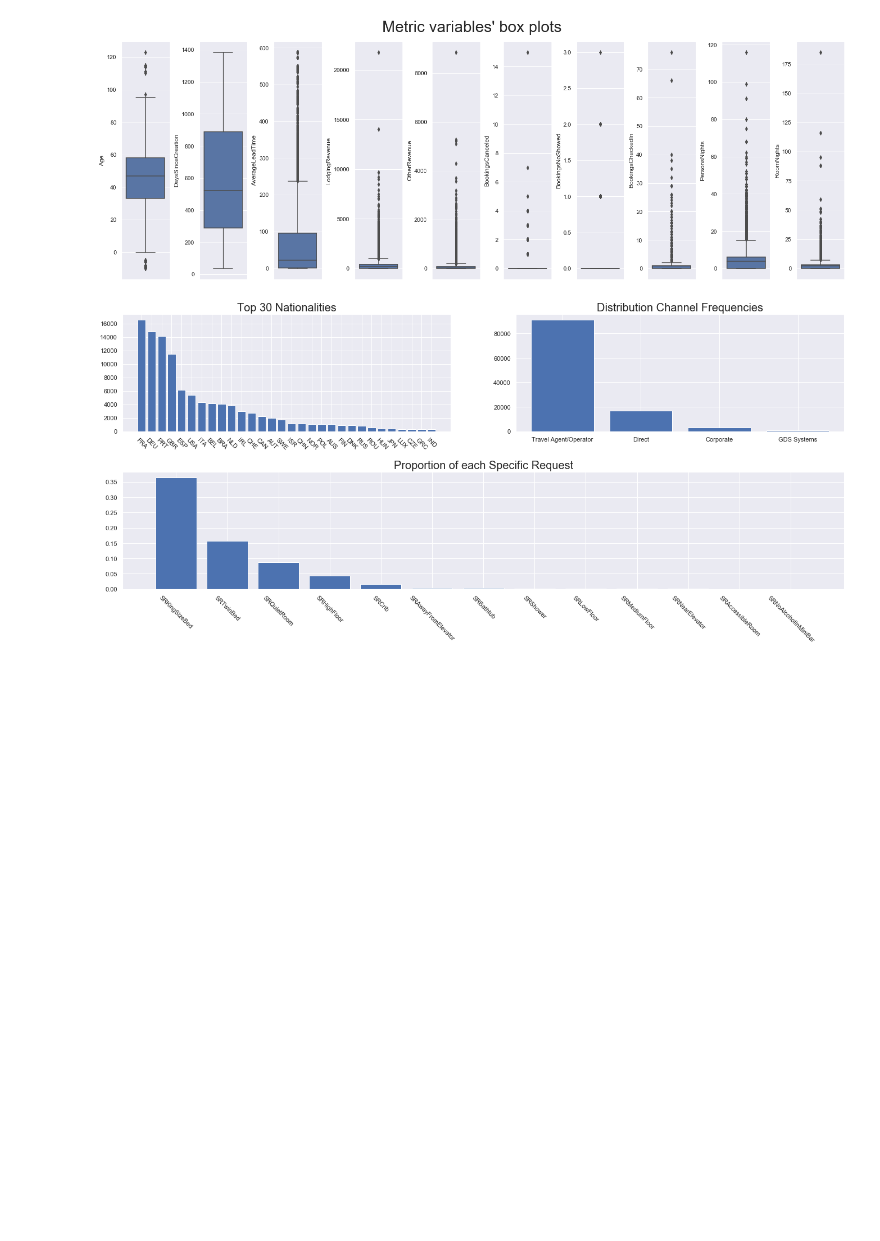
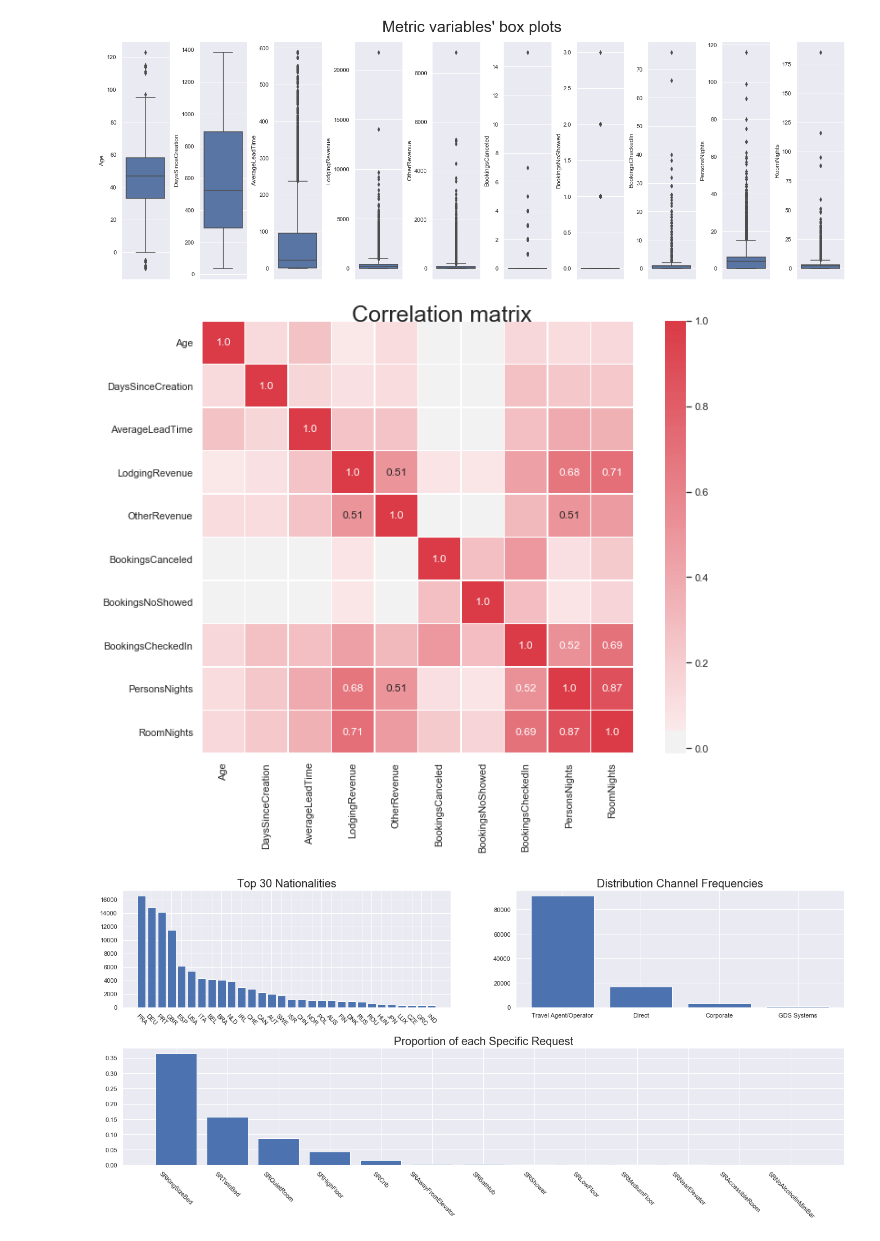
Before and after one commit to pmfs-alves/BCDS_Proj1_Segmentation, a Jupyter notebook: David.ipynb, the cells around one changed output. Drawn from its saved outputs; the diff is of its cells as text; code cells hidden in the pictures; blank space fills up the shorter version.

```diff
--- a/David.ipynb
+++ b/David.ipynb
@@ -97,6 +98,42 @@ plt.suptitle("Metric variables' box plots", fontsize=30)
 plt.show()
 # %% [output]
 [figure]
+# %%
+sns.set(style="white")
+
+# Compute the correlation matrix
+corr = metric_df.drop("ID",1).corr() #Getting correlation of numerical variables
+
+# # Generate a mask for the upper triangle
+# mask = np.zeros_like(corr, dtype=np.bool) #Return an array of zeros (Falses) with the same shape and type as a given array
+# mask[np.triu_indices_from(mask)] = True #The upper-triangle array is now composed by True values
+
+# Set up the matplotlib figure
+fig, ax = plt.subplots(figsize=(12, 8))
+
+# Generate a custom diverging colormap
+cmap = sns.diverging_palette(220, 10, as_cmap=True) #Make a diverging palette between two HUSL colors. Return a matplotlib colormap object.
+
+# Pass 2D Numpy array to annot parameter
+mask_annot = np.absolute(corr.values)>=0.50 # Annotate correlations above abs(0.7)
+annot_arr = np.where(mask_annot, corr.values.round(2), np.full(corr.shape,""))
+
+# Draw the heatmap with the mask and correct aspect ratio
+sns.heatmap(corr, cmap=cmap, center=0, square=True, linewidths=.5, annot=annot_arr, fmt="s", ax=ax)
+
+# Layout
+plt.subplots_adjust(top=0.95)
+plt.suptitle("Correlation matrix", fontsize=25)
+plt.yticks(rotation=0)
+# # Fixing the bug of partially cut-off bottom and top cells
+# b, t = plt.ylim() # discover the values for bottom and top
+# b += 0.5 # Add 0.5 to the bottom
+# t -= 0.5 # Subtract 0.5 from the top
+# plt.ylim(b, t) # update the ylim(bottom, top) values
+
+plt.show()
+# %% [output]
+[figure, added]
 # %%
 # data
 ax1_df = df["Nationality"].value_counts()[:30]
```
Also changed, not shown: parts of 18 cells of this notebook.
